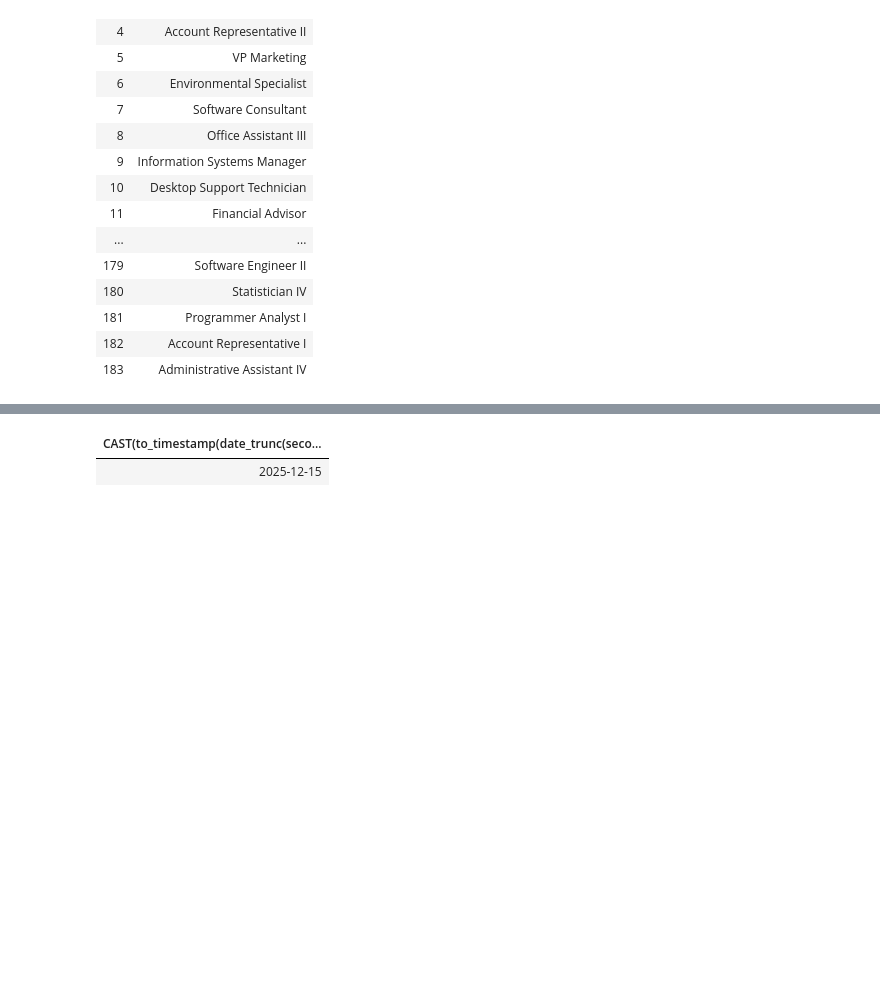
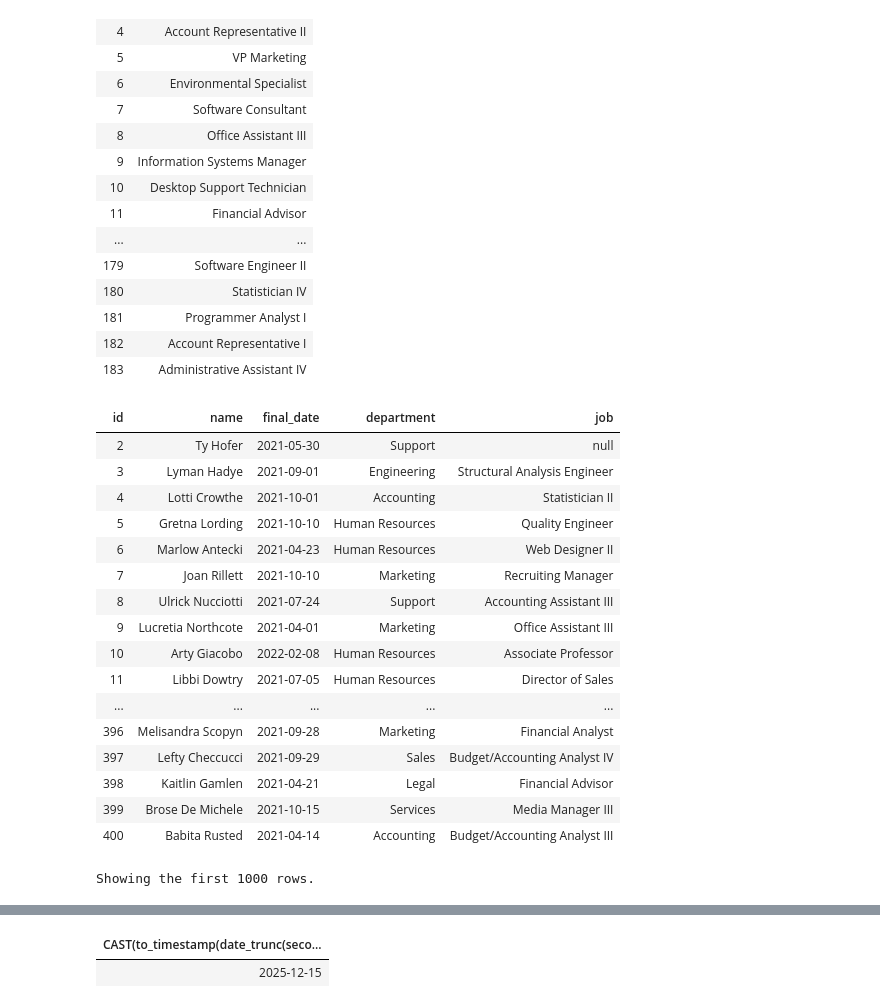
Before and after one commit to alexis18daes/databricks_challenge_repo, a Jupyter notebook: challenge_final.ipynb, the cells around one changed output, grey strips where cells are left out. Saved outputs shown, nothing was run; the diff lists cells and outputs as text; code cells hidden in the pictures; blank space fills up the shorter version.

```diff
--- a/challenge_final.ipynb
+++ b/challenge_final.ipynb
@@ -219,6 +219,34 @@ select * from db_bronze.table_jobs;
 | 181 | Programmer Analyst I |
 | 182 | Account Representative I |
 | 183 | Administrative Assistant IV |
+# %%
+%sql
+--validamos la tabla fina formateada
+SELECT a.id,a.name, cast(to_timestamp(date_trunc('second',a.datetime::timestamp)) as date) as final_date, b.department,c.job
+from db_bronze.table_hired_employees a
+left join db_bronze.table_departments b
+on a.department_id=b.id
+left join db_bronze.table_jobs c
+on a.job_id=c.id;
+# %% [output]
+| id | name | final_date | department | job |
+| 2 | Ty Hofer | 2021-05-30 | Support | null |
+| 3 | Lyman Hadye | 2021-09-01 | Engineering | Structural Analysis Engineer |
+| 4 | Lotti Crowthe | 2021-10-01 | Accounting | Statistician II |
+| 5 | Gretna Lording | 2021-10-10 | Human Resources | Quality Engineer |
+| 6 | Marlow Antecki | 2021-04-23 | Human Resources | Web Designer II |
+| 7 | Joan Rillett | 2021-10-10 | Marketing | Recruiting Manager |
+| 8 | Ulrick Nucciotti | 2021-07-24 | Support | Accounting Assistant III |
+| 9 | Lucretia Northcote | 2021-04-01 | Marketing | Office Assistant III |
+| 10 | Arty Giacobo | 2022-02-08 | Human Resources | Associate Professor |
+| 11 | Libbi Dowtry | 2021-07-05 | Human Resources | Director of Sales |
+| ... | ... | ... | ... | ... |
+| 396 | Melisandra Scopyn | 2021-09-28 | Marketing | Financial Analyst |
+| 397 | Lefty Checcucci | 2021-09-29 | Sales | Budget/Accounting Analyst IV |
+| 398 | Kaitlin Gamlen | 2021-04-21 | Legal | Financial Advisor |
+| 399 | Brose De Michele | 2021-10-15 | Services | Media Manager III |
+| 400 | Babita Rusted | 2021-04-14 | Accounting | Budget/Accounting Analyst III |
+Showing the first 1000 rows.
 # %%
 %sql
 --Number of employees hired for each job and department in 2021 divided by quarter. The table must be ordered alphabetically by department and job.
```
Also changed, not shown: parts of 2 cells of this notebook, 6 other files.
